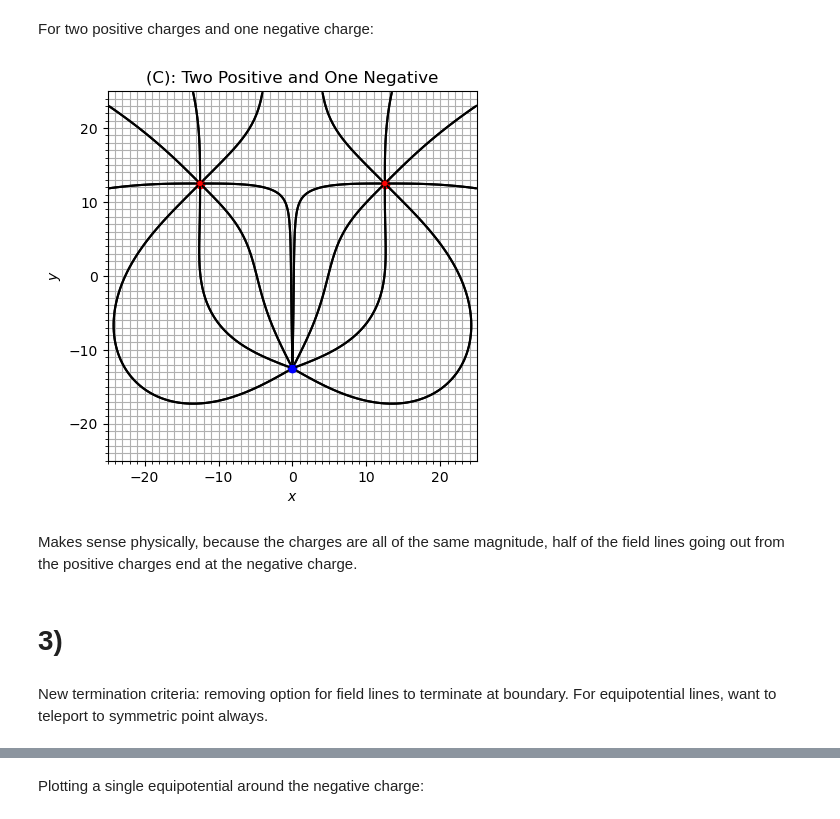
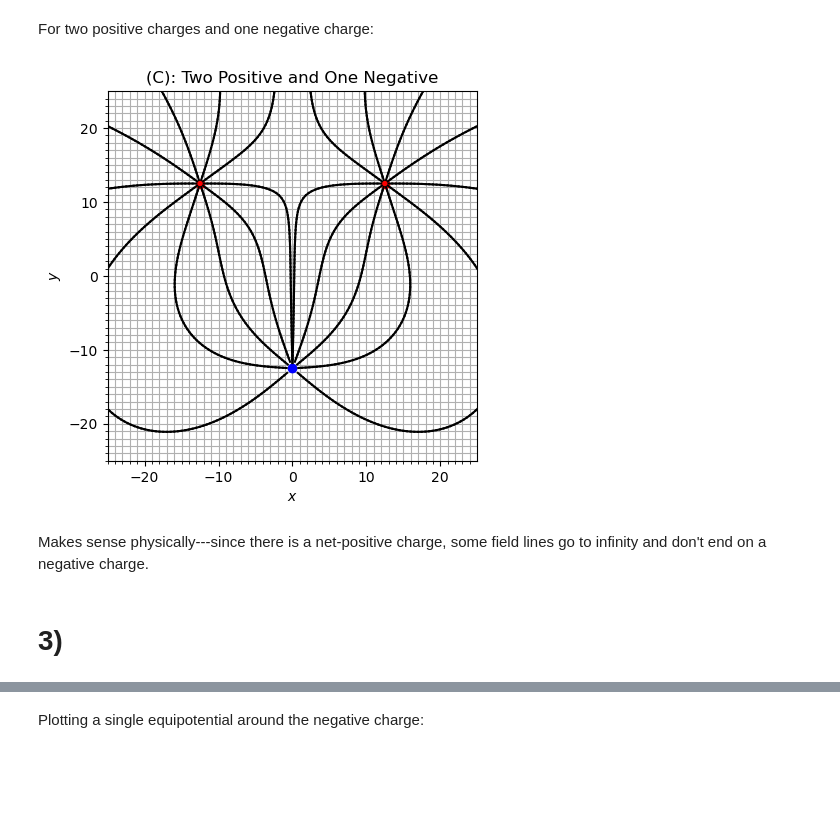
Before and after one commit to a-gilotra/Computational_EM, a Jupyter notebook: Unit3.ipynb, the cells around one changed output, grey strips where cells are left out. Saved outputs shown, nothing was run; the diff lists cells and outputs as text; code cells hidden in the pictures; blank space fills up the shorter version.

Commit message:
Fix Unit 3 Errors
 - Fixed RK2 method
 - Made Equipotential method more robust

```diff
--- a/Unit3.ipynb
+++ b/Unit3.ipynb
@@ -92,12 +95,12 @@ def euler(xi, yi, Ex, Ey, h):
     xi += h * Ex/np.hypot(Ex, Ey)
     yi += h * Ey/np.hypot(Ex, Ey)
     return xi, yi
-# %%
-def rk2(xi, yi, Ex, Ey, h):
-    k1x, k1y = Ex, Ey
-    k2x, k2y = Ex + h * k1x, Ey + h * k1y
-
-    xi += h * 0.5 * (k1x + k2x) / np.hypot((k1x + k2x), (k1y + k2y))
-    yi += h * 0.5 * (k1y + k2y) / np.hypot((k1x + k2x), (k1y + k2y))
-
-    return xi, yi
+# %%
+def rk2(xi, yi, Ex, Ey, charges, h): # RK2 Method using Euler method from previous cell
+
+    xmid, ymid = euler(xi, yi, Ex, Ey, h/2)
+    Exmid, Eymid = net_efield(xmid, ymid, charges)
+
+    xi, yi = euler(xi, yi, Exmid, Eymid, h)
+
+    return xi, yi
@@ -104,12 +109,12 @@ def rk2(xi, yi, Ex, Ey, h):
 # %%
-def field_line(start, end, lim, charges, method, color, h, ax, dip, tol):
+def field_line(start, end, lim, charges, method, color, h, ax, dip, tol): # Draw field lines
 
     current = start[0], start[1]
     while True:
 
         Ex, Ey = net_efield(current[0], current[1], charges)
 
-        if dip == True:
+        if dip == True: # If there is a dipole, reflect over the y-axis
             if current[0] < -lim or current[0] > lim:
                 current = (-current[0], current[1])
 
@@ -117,11 +122,12 @@ def field_line(start, end, lim, charges, method, color, h, ax, dip, tol):
             new = euler(current[0], current[1], Ex, Ey,h)
 
         elif method == 'rk2':
-            new = rk2(current[0], current[1], Ex, Ey, h)
-        else:
+            new = rk2(current[0], current[1], Ex, Ey, charges, h)
+
+        else: # Can only choose Euler or RK2 method
             raise ValueError("Method should be 'euler' or 'rk2'.")
 
-        if termination(new, end, lim, lim, tol, dip):
+        if termination(new, end, lim*2, lim*2, tol, dip):
             break
 
 
@@ -229,12 +235,12 @@ eq1 = eq_points(n, 0.5, two_pos[0].x, two_pos[0].y)
 eq2 = eq_points(n, 0.5, two_pos[1].x, two_pos[1].y)
 
 for point1 in eq1:
-        if abs(point1[1]-0) <= 0.1:
+        if abs(point1[1]-0) <= 0.01:
                 continue
         field_line(point1, [0,0], lim, two_pos, 'euler', 'black', h, ax, False, 0.5)
 
 for point2 in eq2:
-        if abs(point2[1]-0)<= 0.1:
+        if abs(point2[1]-0)<= 0.01:
                 continue
         field_line(point2, [0,0], lim, two_pos, 'euler', 'black', h, ax, False, 0.5)
 
@@ -252,28 +258,26 @@ For two positive charges and one negative charge:
 # %%
 lim = 25
 posneg = np.array([Charge(lim/2, lim/2, 1), Charge(-lim/2, lim/2, 1), Charge(0, -lim/2, -1)])
 
 ax = mplot(posneg, lim, lim)
 h = 0.5
-n = 8
+n = 10
 
 eq1 = eq_points(n, 0.5, posneg[0].x, posneg[0].y)
 eq2 = eq_points(n, 0.5, posneg[1].x, posneg[1].y)
 
 for point1 in eq1:
         field_line(point1, [posneg[2].x, posneg[2].y], lim, posneg, 'rk2', 'black', h, ax, False, 0.5)
 
 for point2 in eq2:
         field_line(point2, [posneg[2].x, posneg[2].y], lim, posneg, 'rk2', 'black', h, ax, False, 0.5)
 
 ax.set_title("(C): Two Positive and One Negative")
 
 plt.show()
 # %% [output]
-[figure, old version]
+[figure, new version]
-# %% [markdown]
-Makes sense physically, because the charges are all of the same magnitude, half of the field lines going out from the positive charges end at the negative charge.
+# %% [markdown]
+Makes sense physically---since there is a net-positive charge, some field lines go to infinity and don't end on a negative charge.
 # %% [markdown]
 # 3)
-# %% [markdown]
-New termination criteria: removing option for field lines to terminate at boundary. For equipotential lines, want to teleport to symmetric point always.
```
Also changed, not shown: parts of 24 cells of this notebook, 1 other file.
